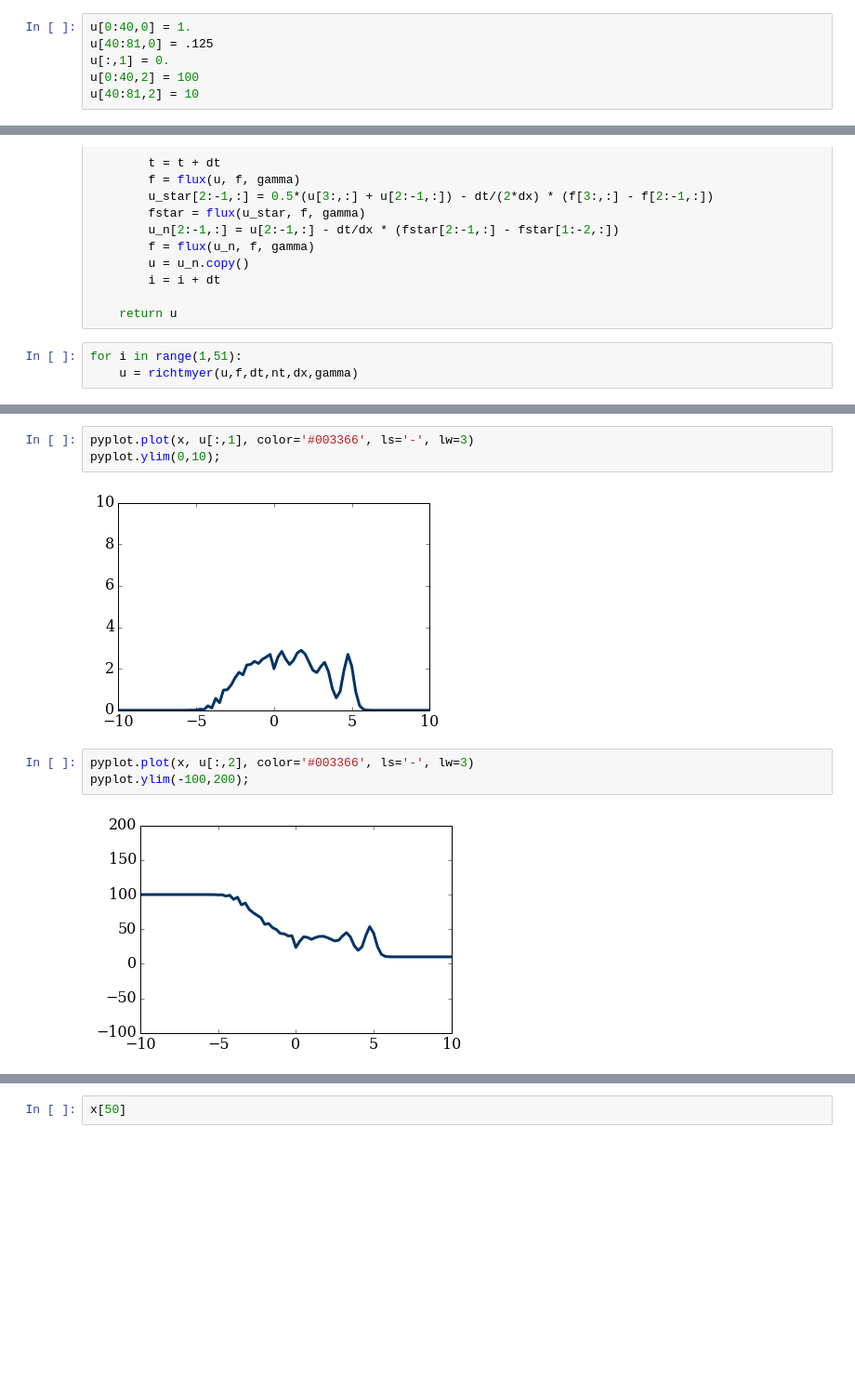
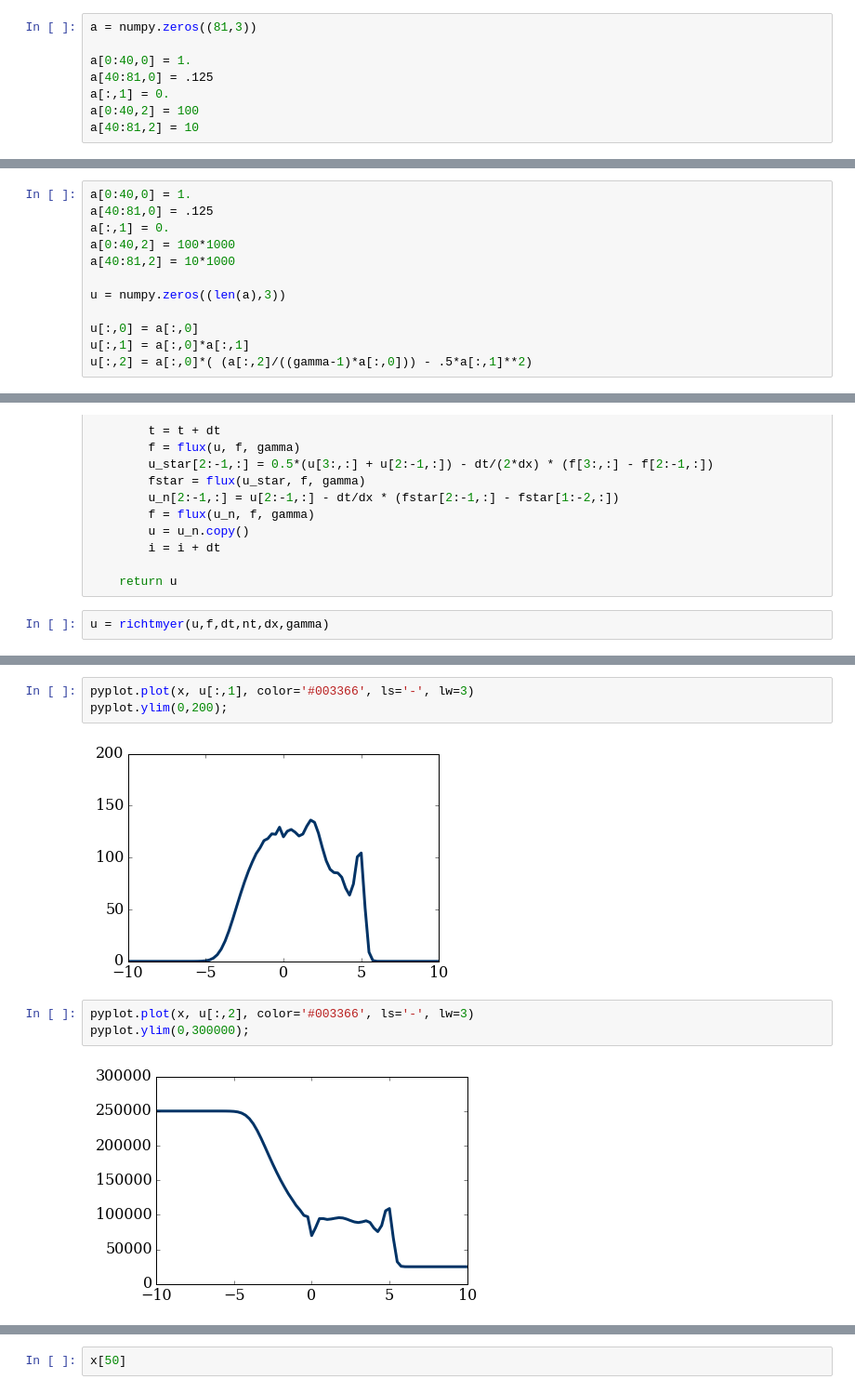
Before and after one commit to Dmphelps89/mae6286, a Jupyter notebook: workspace/module_3_assignment.ipynb, the cells around one changed output, grey strips where cells are left out. Shown: that part at 93% size. Saved outputs shown, nothing was run; the diff lists cells and outputs as text; blank space fills up the shorter version.

```diff
--- a/workspace/module_3_assignment.ipynb
+++ b/workspace/module_3_assignment.ipynb
@@ -62,11 +62,13 @@ f = numpy.empty((nx,3))
 # %% [markdown]
 Initial Conditions
 # %%
-u[0:40,0] = 1.
-u[40:81,0] = .125
-u[:,1] = 0.
-u[0:40,2] = 100
-u[40:81,2] = 10
+a = numpy.zeros((81,3))
+
+a[0:40,0] = 1.
+a[40:81,0] = .125
+a[:,1] = 0.
+a[0:40,2] = 100
+a[40:81,2] = 10
 # %% [markdown]
 Sanity Checks
 # %%
@@ -81,0 +86,12 @@ pyplot.ylim(0,150);
+# %%
+a[0:40,0] = 1.
+a[40:81,0] = .125
+a[:,1] = 0.
+a[0:40,2] = 100*1000
+a[40:81,2] = 10*1000
+
+u = numpy.zeros((len(a),3))
+
+u[:,0] = a[:,0]
+u[:,1] = a[:,0]*a[:,1]
+u[:,2] = a[:,0]*( (a[:,2]/((gamma-1)*a[:,0])) - .5*a[:,1]**2)
@@ -130,8 +161,7 @@ def richtmyer(u,f,dt,nt,dx,gamma):
 
     return u
 # %%
-for i in range(1,51):
-    u = richtmyer(u,f,dt,nt,dx,gamma)
+u = richtmyer(u,f,dt,nt,dx,gamma)
 # %%
 pyplot.plot(x, u[:,0], color='#003366', ls='-', lw=3)
 pyplot.ylim(-1,2);
@@ -140,10 +170,10 @@ pyplot.ylim(-1,2);
 # %%
 pyplot.plot(x, u[:,1], color='#003366', ls='-', lw=3)
-pyplot.ylim(0,10);
+pyplot.ylim(0,200);
 # %% [output]
-[figure, old version]
+[figure, new version]
 # %%
 pyplot.plot(x, u[:,2], color='#003366', ls='-', lw=3)
-pyplot.ylim(-100,200);
+pyplot.ylim(0,300000);
 # %% [output]
-[figure, old version]
+[figure, new version]
```
Also changed, not shown: parts of 16 cells of this notebook.
